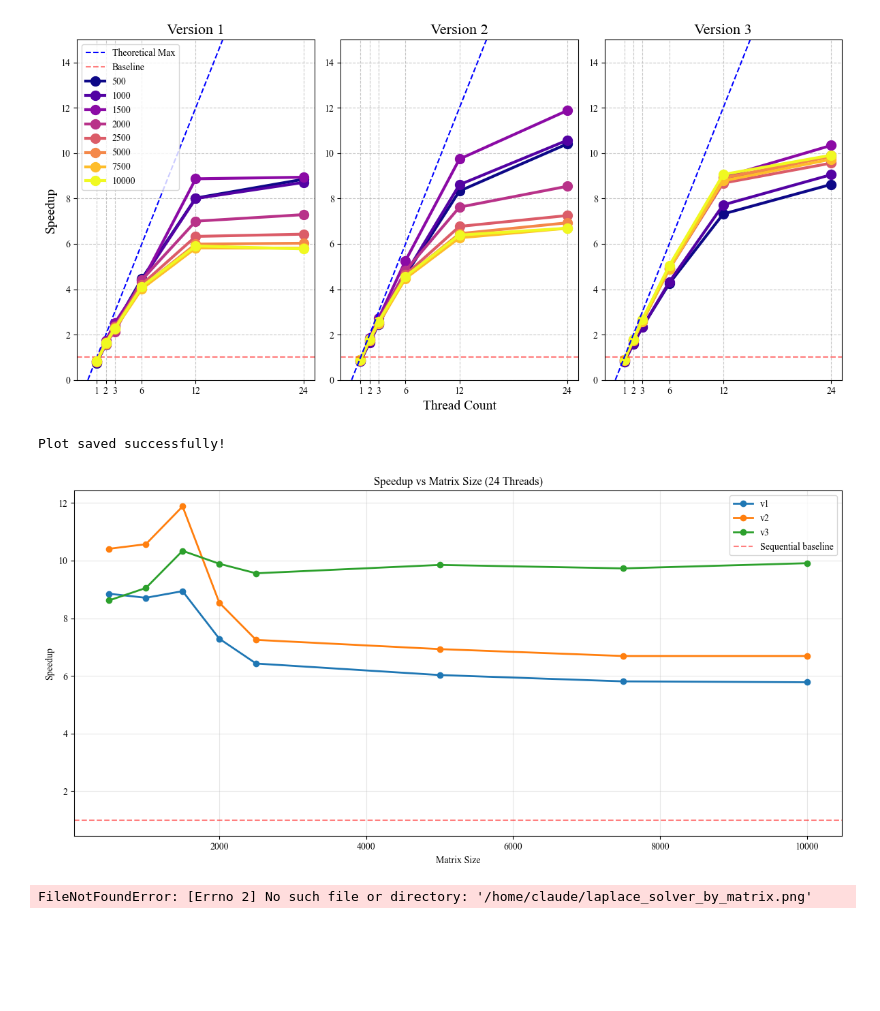
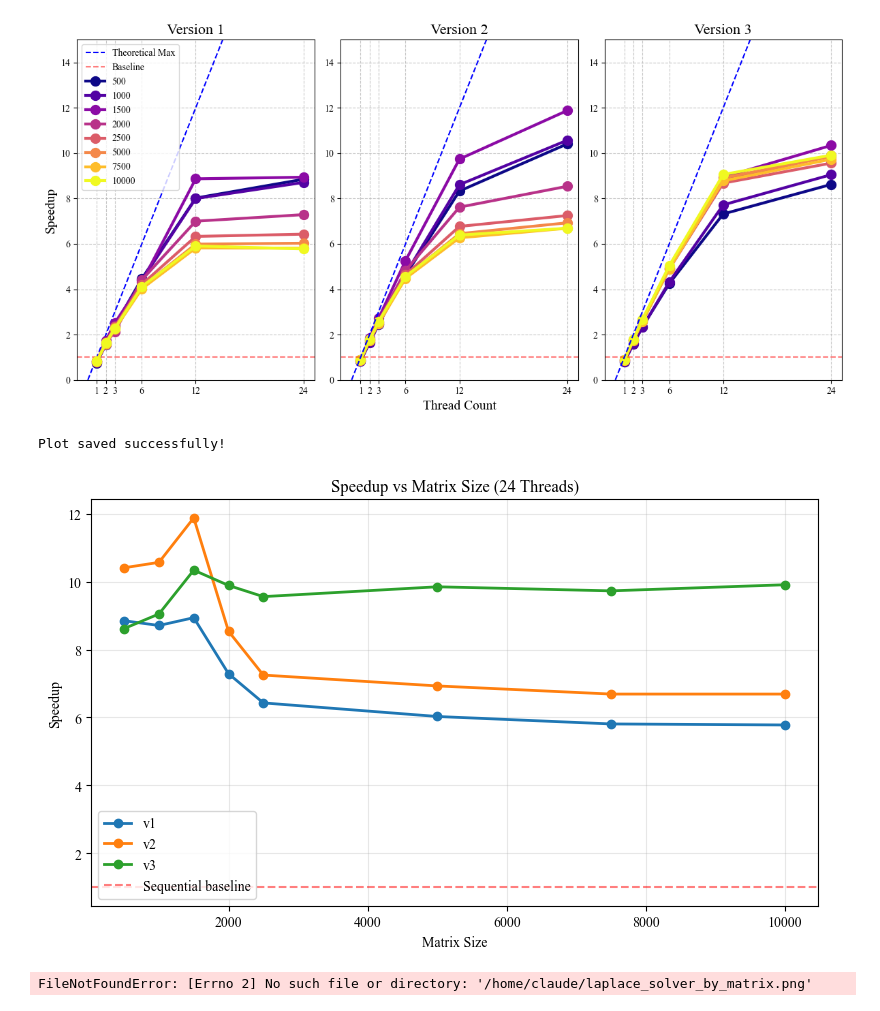
Before and after one commit to dettinjo/Parallel_Programming, a Jupyter notebook: 4_OpenMP_Laplace/plotting.ipynb, the cells around one changed output. Cells and saved outputs as stored; diff of their text form; code cells hidden in the pictures; blank space fills up the shorter version.

```diff
--- a/4_OpenMP_Laplace/plotting.ipynb
+++ b/4_OpenMP_Laplace/plotting.ipynb
@@ -104,37 +104,37 @@ df = pd.read_csv('data_outfiles/laplace_performance_gpu1.csv')
 df_12threads = df[df['Thread_Count'] == 24]
 
 # Create a simple plot
-plt.figure(figsize=(12, 6))
+plt.figure(figsize=(8, 5))
 
 # Plot each implementation
 # colors_matrix = plt.cm.plasma(np.linspace(0, 1, len(matrix_sizes)))
 # for i, matrix_size in enumerate(matrix_sizes):
 
 #             color=colors_matrix[i],
 for impl in ['v1', 'v2', 'v3']:
     data = df_12threads[df_12threads['Implementation'] == impl]
     data = data.sort_values('Matrix_Size')
     plt.plot(data['Matrix_Size'], data['Speedup'],
              marker='o', label=impl, linewidth=2)
 
 # Plot sequential baseline
 plt.axhline(y=1.0, color='red', linestyle='--',
             alpha=0.5, label='Sequential baseline')
 
 # Add labels and title
 plt.xlabel('Matrix Size')
 plt.ylabel('Speedup')
 plt.title('Speedup vs Matrix Size (24 Threads)')
 plt.grid(True, alpha=0.3)
 plt.legend()
 
 # Save the plot
 plt.tight_layout()
 plt.savefig('figures/speedup_vs_matrixsize_24threads.png', dpi=300)
 print("Plot saved successfully!")
 # %% [output]
 Plot saved successfully!
-[figure, old version]
+[figure, new version]
 # %%
 import pandas as pd
 import matplotlib.pyplot as plt
```
Also changed, not shown: 10 other files.
